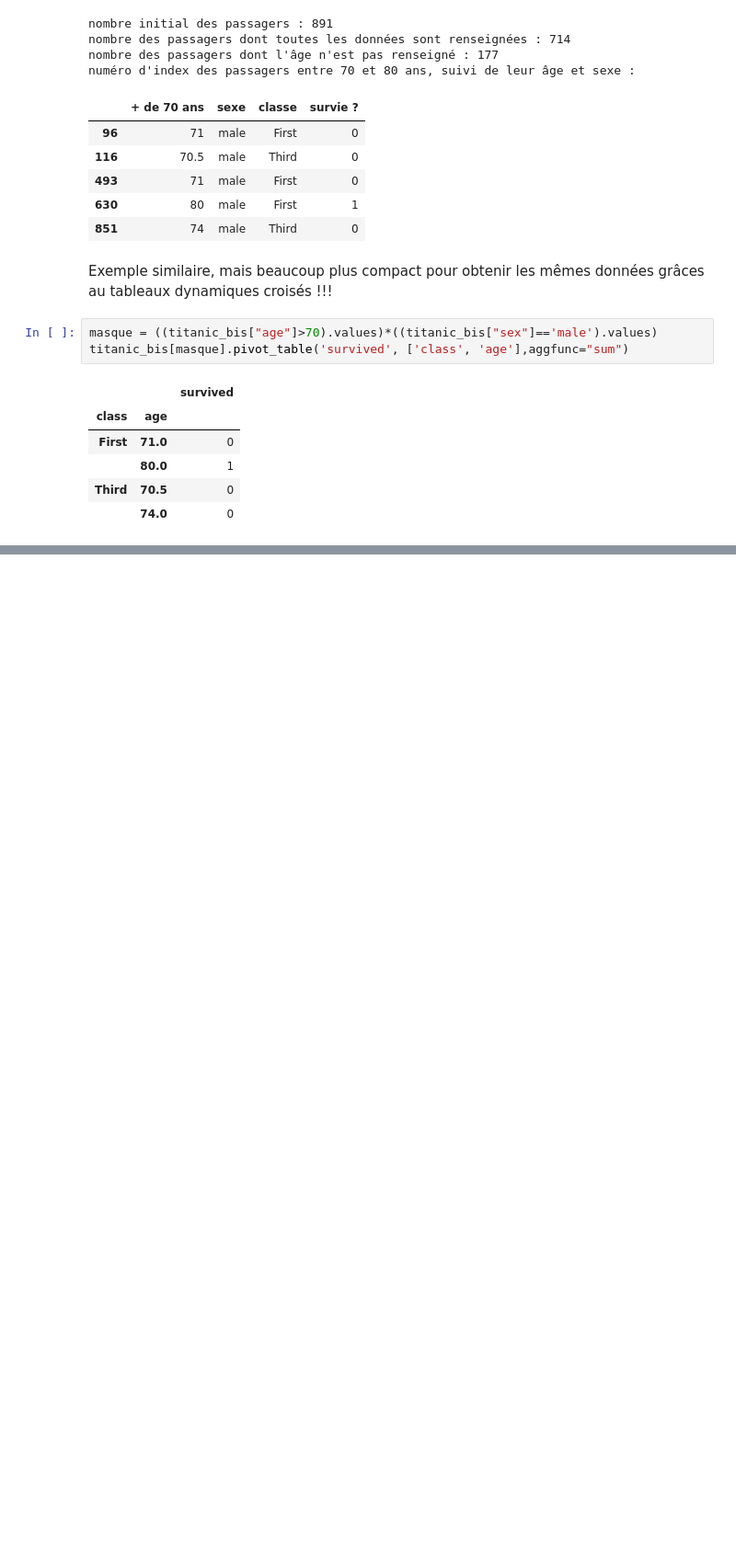
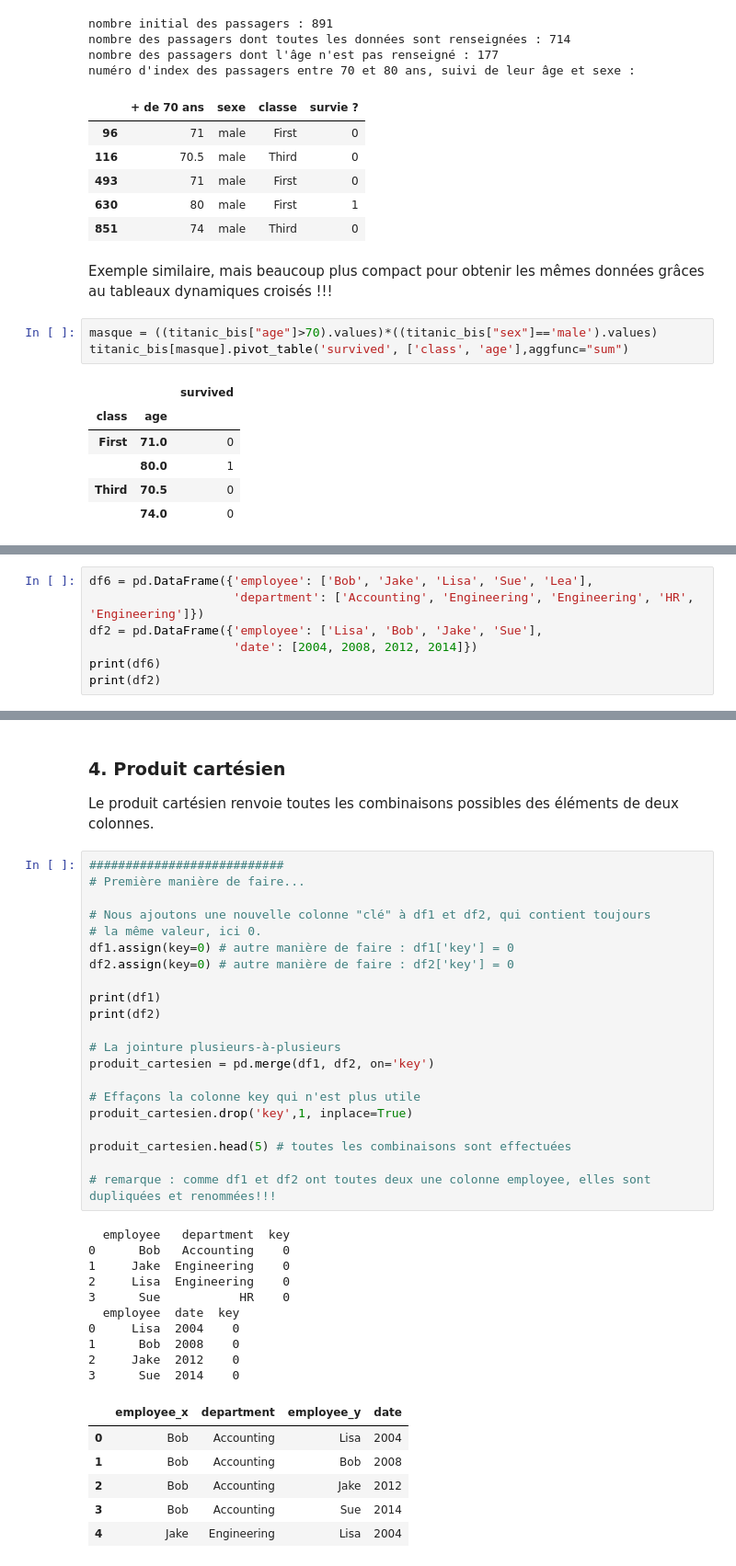
Before and after one commit to SmellyArmure/04-Jupyter, a Jupyter notebook: PandasDemo.ipynb, the cells around one changed output, grey strips where cells are left out. Shown at 92% size. Cells and saved outputs as stored; diff of their text form; blank space fills up the shorter version.

Commit message:
ajouté encore des données au notebook PandasDemo : toute la partie sur l'algèbre relationnelle.

```diff
--- a/PandasDemo.ipynb
+++ b/PandasDemo.ipynb
@@ -427,0 +802,7 @@ titanic_bis[masque].pivot_table('survived', ['class', 'age'],aggfunc="sum")
+# %%
+df6 = pd.DataFrame({'employee': ['Bob', 'Jake', 'Lisa', 'Sue', 'Lea'],
+                    'department': ['Accounting', 'Engineering', 'Engineering', 'HR', 'Engineering']})
+df2 = pd.DataFrame({'employee': ['Lisa', 'Bob', 'Jake', 'Sue'],
+                    'date': [2004, 2008, 2012, 2014]})
+print(df6)
+print(df2)
@@ -427,0 +836,42 @@ titanic_bis[masque].pivot_table('survived', ['class', 'age'],aggfunc="sum")
+# %% [markdown]
+### 4. Produit cartésien
+
+Le produit cartésien renvoie toutes les combinaisons possibles des éléments de deux colonnes.
+# %%
+###########################
+# Première manière de faire...
+
+# Nous ajoutons une nouvelle colonne "clé" à df1 et df2, qui contient toujours
+# la même valeur, ici 0.
+df1.assign(key=0) # autre manière de faire : df1['key'] = 0
+df2.assign(key=0) # autre manière de faire : df2['key'] = 0
+
+print(df1)
+print(df2)
+
+# La jointure plusieurs-à-plusieurs
+produit_cartesien = pd.merge(df1, df2, on='key')
+
+# Effaçons la colonne key qui n'est plus utile
+produit_cartesien.drop('key',1, inplace=True)
+
+produit_cartesien.head(5) # toutes les combinaisons sont effectuées
+
+# remarque : comme df1 et df2 ont toutes deux une colonne employee, elles sont dupliquées et renommées!!!
+# %% [output]
+  employee   department  key
+0      Bob   Accounting    0
+1     Jake  Engineering    0
+2     Lisa  Engineering    0
+3      Sue           HR    0
+  employee  date  key
+0     Lisa  2004    0
+1      Bob  2008    0
+2     Jake  2012    0
+3      Sue  2014    0
+|  | employee_x | department | employee_y | date |
+| 0 | Bob | Accounting | Lisa | 2004 |
+| 1 | Bob | Accounting | Bob | 2008 |
+| 2 | Bob | Accounting | Jake | 2012 |
+| 3 | Bob | Accounting | Sue | 2014 |
+| 4 | Jake | Engineering | Lisa | 2004 |
```
Also changed, not shown: parts of 33 cells of this notebook.
